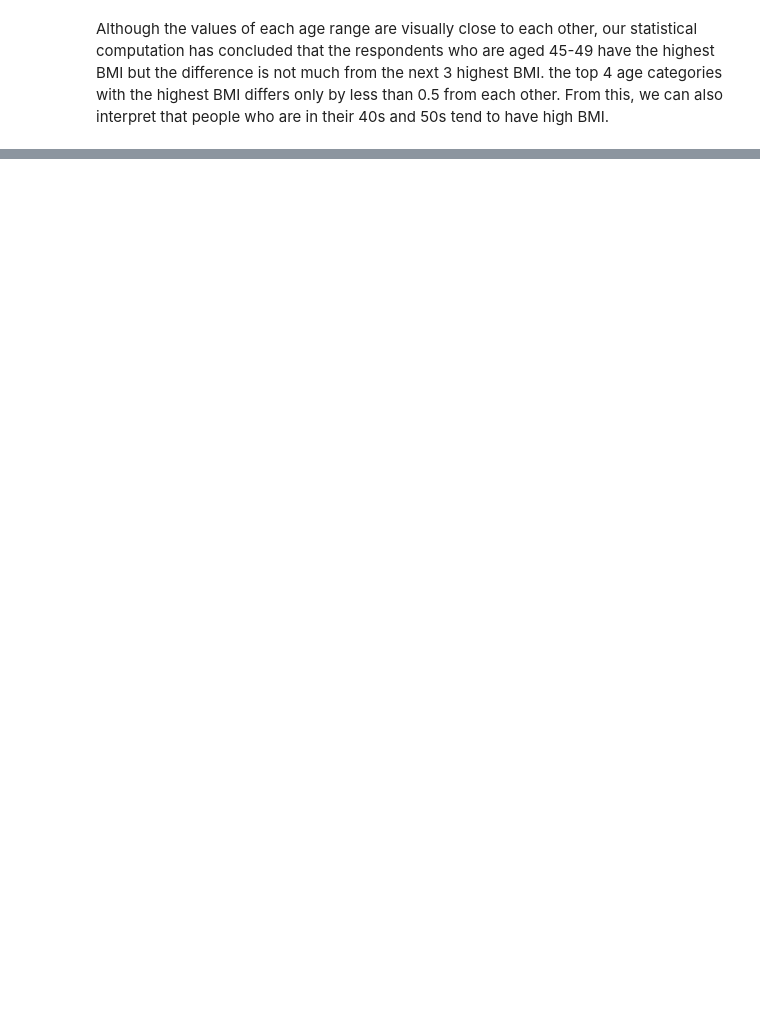
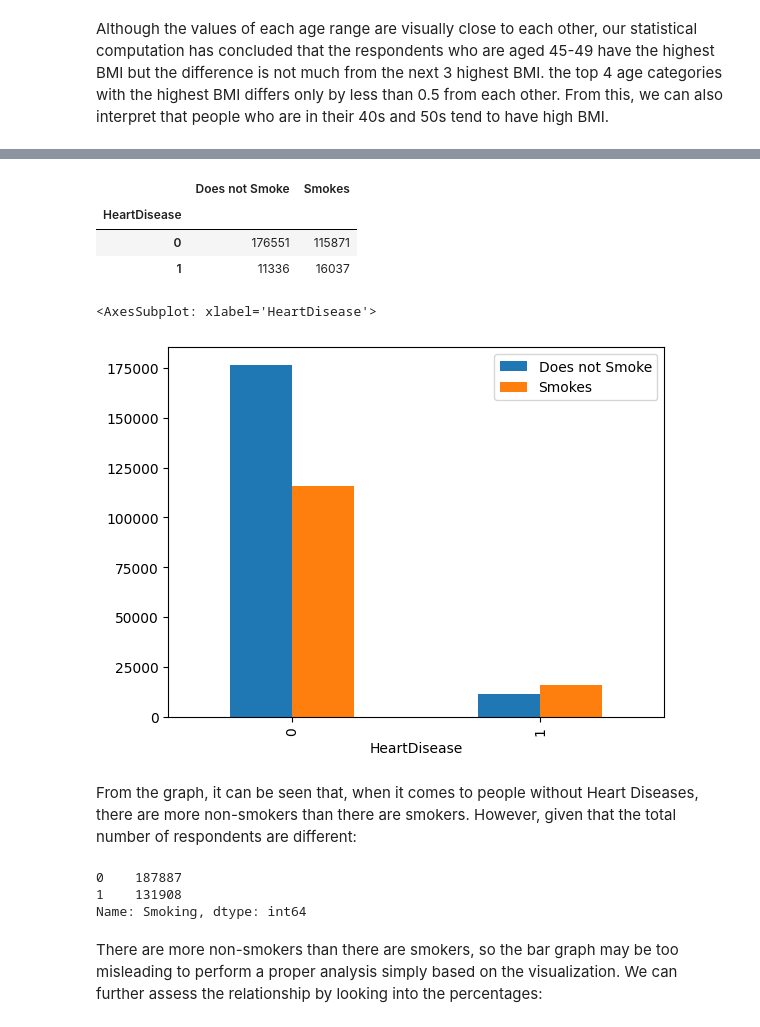
Before and after one commit to rijopalla/CSMODEL-MCO, a Jupyter notebook: MCO_Group 9.ipynb, the cells around one changed output, grey strips where cells are left out. Cells and saved outputs as stored; diff of their text form; code cells hidden in the pictures; blank space fills up the shorter version.

Commit message:
Added Correlation between Smoking and HeartDisease

```diff
--- a/MCO_Group 9.ipynb
+++ b/MCO_Group 9.ipynb
@@ -361,0 +369,24 @@ Although the values of each age range are visually close to each other, our stat
+# %%
+temp = heart_df.groupby('Smoking')['HeartDisease'].value_counts()
+table = pd.DataFrame([temp[0], temp[1]], index=['Does not Smoke', 'Smokes']).transpose()
+table
+# %% [output]
+|  | Does not Smoke | Smokes |
+| HeartDisease |  |  |
+| 0 | 176551 | 115871 |
+| 1 | 11336 | 16037 |
+# %%
+table.plot.bar()
+# %% [output]
+<AxesSubplot: xlabel='HeartDisease'>
+[figure, added]
+# %% [markdown]
+From the graph, it can be seen that, when it comes to people without Heart Diseases, there are more non-smokers than there are smokers. However, given that the total number of respondents are different:
+# %%
+heart_df['Smoking'].value_counts()
+# %% [output]
+0    187887
+1    131908
+Name: Smoking, dtype: int64
+# %% [markdown]
+There are more non-smokers than there are smokers, so the bar graph may be too misleading to perform a proper analysis simply based on the visualization. We can further assess the relationship by looking into the percentages:
```
Also changed, not shown: parts of 10 cells of this notebook.
